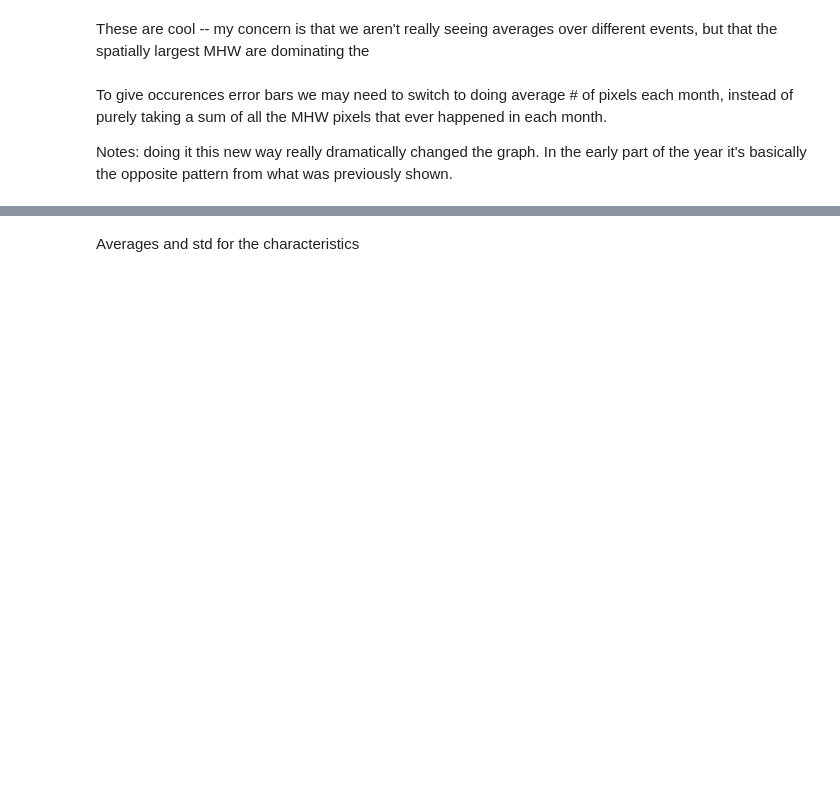
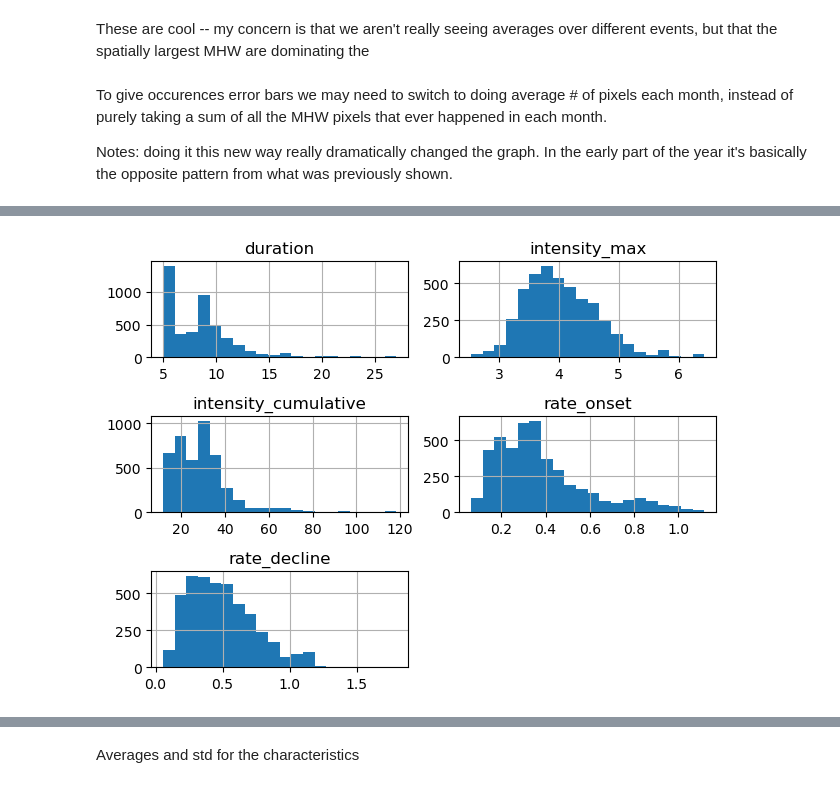
Before and after one commit to rwegener2/chesapeake_mhw, a Jupyter notebook: notebooks/02_figures_and_analysis/marine_heatwaves/seasonality.ipynb, the cells around one changed output, grey strips where cells are left out. Saved outputs shown, nothing was run; the diff lists cells and outputs as text; code cells hidden in the pictures; blank space fills up the shorter version.

```diff
--- a/notebooks/02_figures_and_analysis/marine_heatwaves/seasonality.ipynb
+++ b/notebooks/02_figures_and_analysis/marine_heatwaves/seasonality.ipynb
@@ -128,0 +172,5 @@ monthly_counts = monthly_counts.reindex(new_index, fill_value=None)
+# %%
+full_df.query('month == 5')[['duration', 'intensity_max', 'intensity_cumulative', 'rate_onset', 'rate_decline']].hist(bins=20)
+plt.tight_layout()
+# %% [output]
+[figure, added]
```
Also changed, not shown: parts of 15 cells of this notebook, 11 other files.
